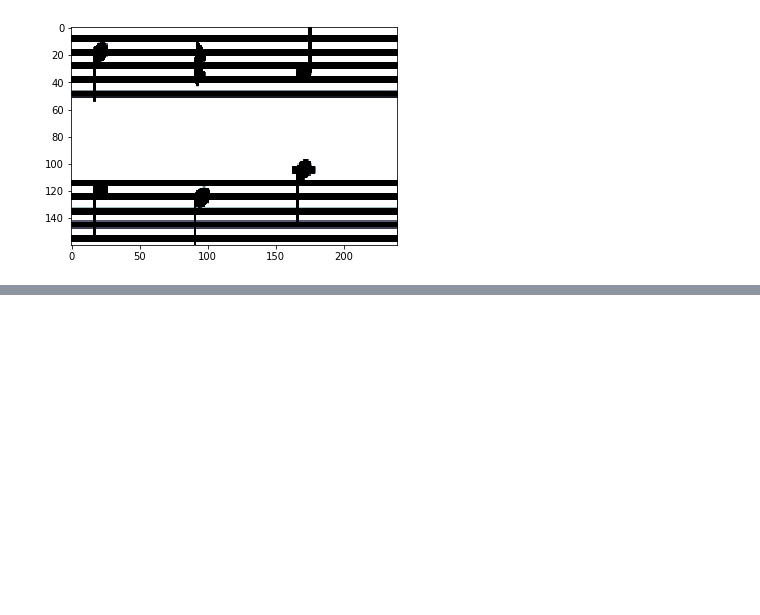
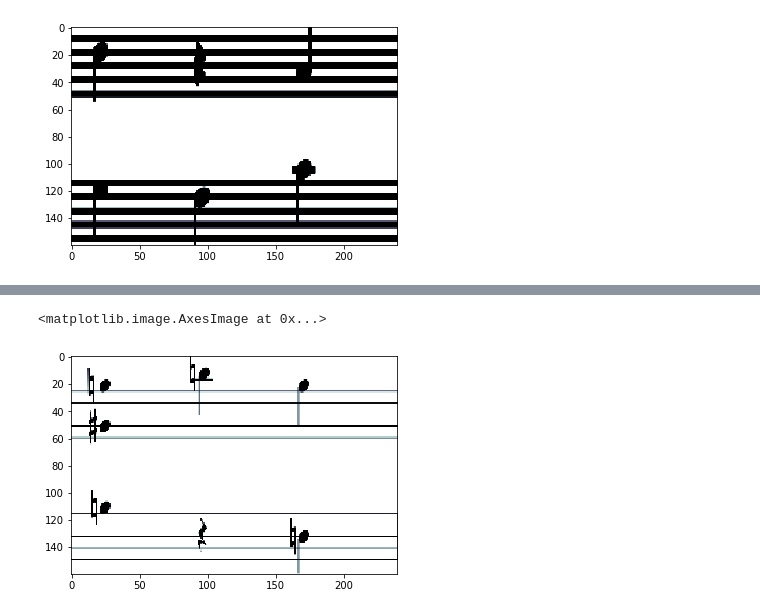
Before and after one commit to kevindonoghue/music-score-converter-quarters, a Jupyter notebook: msc/generation/image_augmentation_exploration.ipynb, the cells around one changed output, grey strips where cells are left out. Cells and saved outputs as stored; diff of their text form; code cells hidden in the pictures; blank space fills up the shorter version.

```diff
--- a/measure_generation/image_augmentation_exploration.ipynb
+++ b/msc/generation/image_augmentation_exploration.ipynb
@@ -134,0 +147,5 @@ plt.imshow(b, cmap='bone_r')
+# %%
+plt.imshow(x, cmap='bone_r')
+# %% [output]
+<matplotlib.image.AxesImage at 0x...>
+[figure, added]
```
Also changed, not shown: parts of 1 cell of this notebook, 29 other files.
